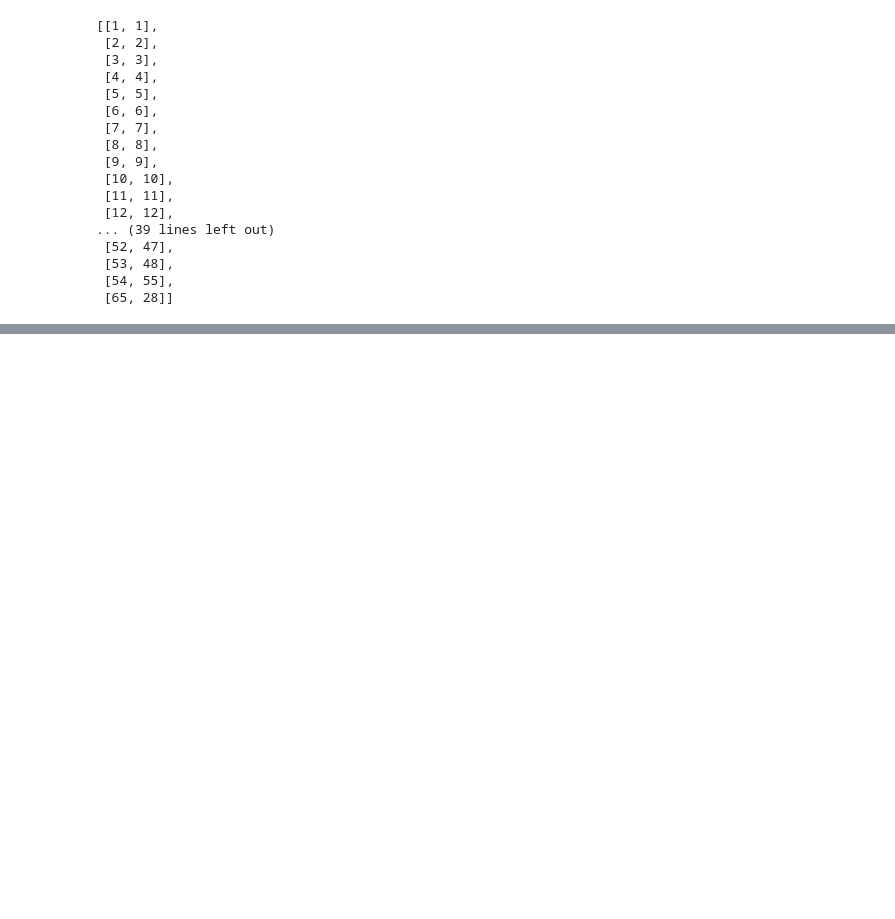
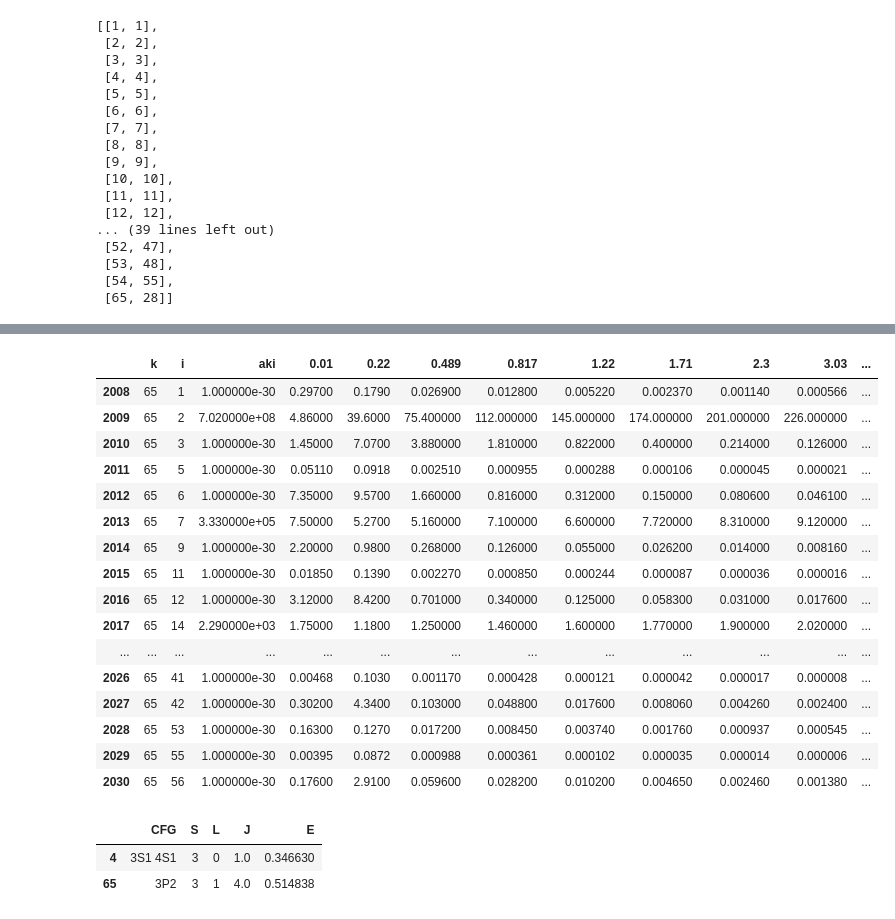
Before and after one commit to ale-mendez/mg_xtra, a Jupyter notebook: compute_om2ups.ipynb, the cells around one changed output, grey strips where cells are left out. Cells and saved outputs as stored; diff of their text form; code cells hidden in the pictures; blank space fills up the shorter version.

```diff
--- a/compute_om2ups.ipynb
+++ b/compute_om2ups.ipynb
@@ -559,0 +711,20 @@ i or k not found
+# %%
+omg.loc[omg['k'] == 65]
+# %% [output]
+|  | k | i | aki | 0.01 | 0.22 | 0.489 | 0.817 | 1.22 | 1.71 | 2.3 | 3.03 | ... |
+| 2008 | 65 | 1 | 1.000000e-30 | 0.29700 | 0.1790 | 0.026900 | 0.012800 | 0.005220 | 0.002370 | 0.001140 | 0.000566 | ... |
+| 2009 | 65 | 2 | 7.020000e+08 | 4.86000 | 39.6000 | 75.400000 | 112.000000 | 145.000000 | 174.000000 | 201.000000 | 226.000000 | ... |
+| 2010 | 65 | 3 | 1.000000e-30 | 1.45000 | 7.0700 | 3.880000 | 1.810000 | 0.822000 | 0.400000 | 0.214000 | 0.126000 | ... |
+| 2011 | 65 | 5 | 1.000000e-30 | 0.05110 | 0.0918 | 0.002510 | 0.000955 | 0.000288 | 0.000106 | 0.000045 | 0.000021 | ... |
+| 2012 | 65 | 6 | 1.000000e-30 | 7.35000 | 9.5700 | 1.660000 | 0.816000 | 0.312000 | 0.150000 | 0.080600 | 0.046100 | ... |
+| 2013 | 65 | 7 | 3.330000e+05 | 7.50000 | 5.2700 | 5.160000 | 7.100000 | 6.600000 | 7.720000 | 8.310000 | 9.120000 | ... |
+| 2014 | 65 | 9 | 1.000000e-30 | 2.20000 | 0.9800 | 0.268000 | 0.126000 | 0.055000 | 0.026200 | 0.014000 | 0.008160 | ... |
+| 2015 | 65 | 11 | 1.000000e-30 | 0.01850 | 0.1390 | 0.002270 | 0.000850 | 0.000244 | 0.000087 | 0.000036 | 0.000016 | ... |
+| 2016 | 65 | 12 | 1.000000e-30 | 3.12000 | 8.4200 | 0.701000 | 0.340000 | 0.125000 | 0.058300 | 0.031000 | 0.017600 | ... |
+| 2017 | 65 | 14 | 2.290000e+03 | 1.75000 | 1.1800 | 1.250000 | 1.460000 | 1.600000 | 1.770000 | 1.900000 | 2.020000 | ... |
+| ... | ... | ... | ... | ... | ... | ... | ... | ... | ... | ... | ... | ... |
+| 2026 | 65 | 41 | 1.000000e-30 | 0.00468 | 0.1030 | 0.001170 | 0.000428 | 0.000121 | 0.000042 | 0.000017 | 0.000008 | ... |
+| 2027 | 65 | 42 | 1.000000e-30 | 0.30200 | 4.3400 | 0.103000 | 0.048800 | 0.017600 | 0.008060 | 0.004260 | 0.002400 | ... |
+| 2028 | 65 | 53 | 1.000000e-30 | 0.16300 | 0.1270 | 0.017200 | 0.008450 | 0.003740 | 0.001760 | 0.000937 | 0.000545 | ... |
+| 2029 | 65 | 55 | 1.000000e-30 | 0.00395 | 0.0872 | 0.000988 | 0.000361 | 0.000102 | 0.000035 | 0.000014 | 0.000006 | ... |
+| 2030 | 65 | 56 | 1.000000e-30 | 0.17600 | 2.9100 | 0.059600 | 0.028200 | 0.010200 | 0.004650 | 0.002460 | 0.001380 | ... |
@@ -559,0 +739,6 @@ i or k not found
+# %%
+tlev
+# %% [output]
+|  | CFG | S | L | J | E |
+| 4 | 3S1 4S1 | 3 | 0 | 1.0 | 0.346630 |
+| 65 | 3P2 | 3 | 1 | 4.0 | 0.514838 |
```
Also changed, not shown: parts of 25 cells of this notebook, 1 other file.
